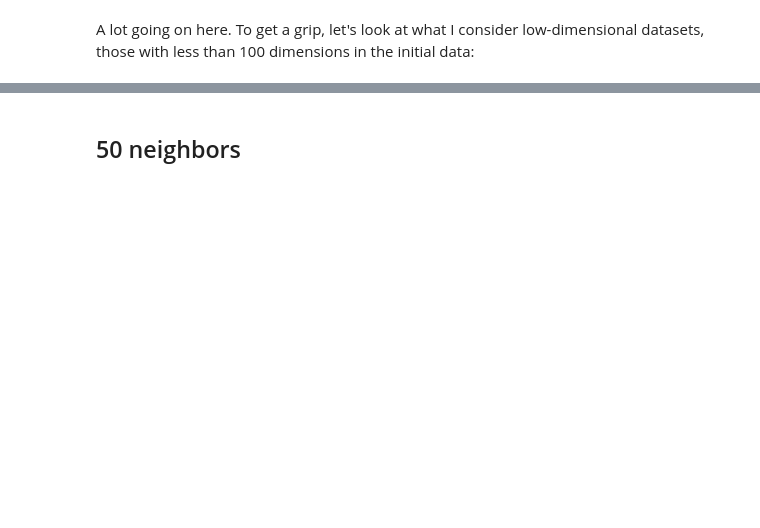
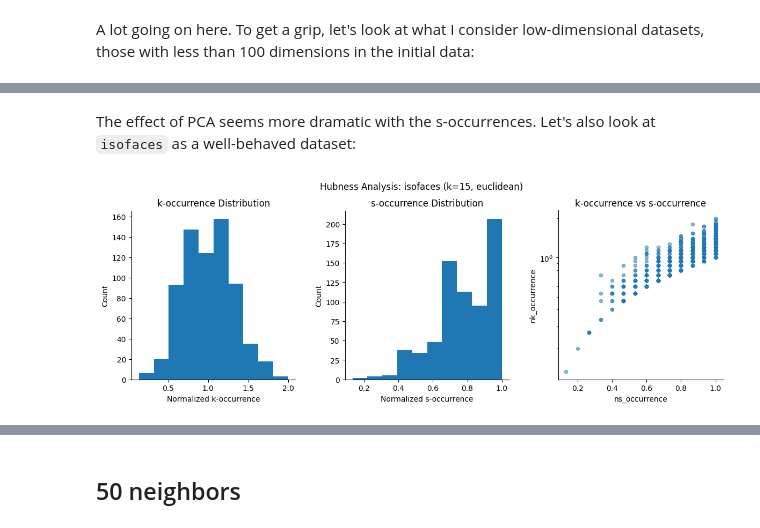
Before and after one commit to jlmelville/drnb, a Jupyter notebook: notebooks/hubness.ipynb, the cells around one changed output, grey strips where cells are left out. Cells and saved outputs as stored; diff of their text form; code cells hidden in the pictures; blank space fills up the shorter version.

```diff
--- a/notebooks/hubness.ipynb
+++ b/notebooks/hubness.ipynb
@@ -227,0 +258,7 @@ Compared to the low-dimensional datasets, these datasets are much more prone to
+# %% [markdown]
+The effect of PCA seems more dramatic with the s-occurrences. Let's also look at `isofaces` as a
+well-behaved dataset:
+# %%
+hist_occurrences("isofaces", 15)
+# %% [output]
+[figure, added]
```
Also changed, not shown: parts of 29 cells of this notebook.
